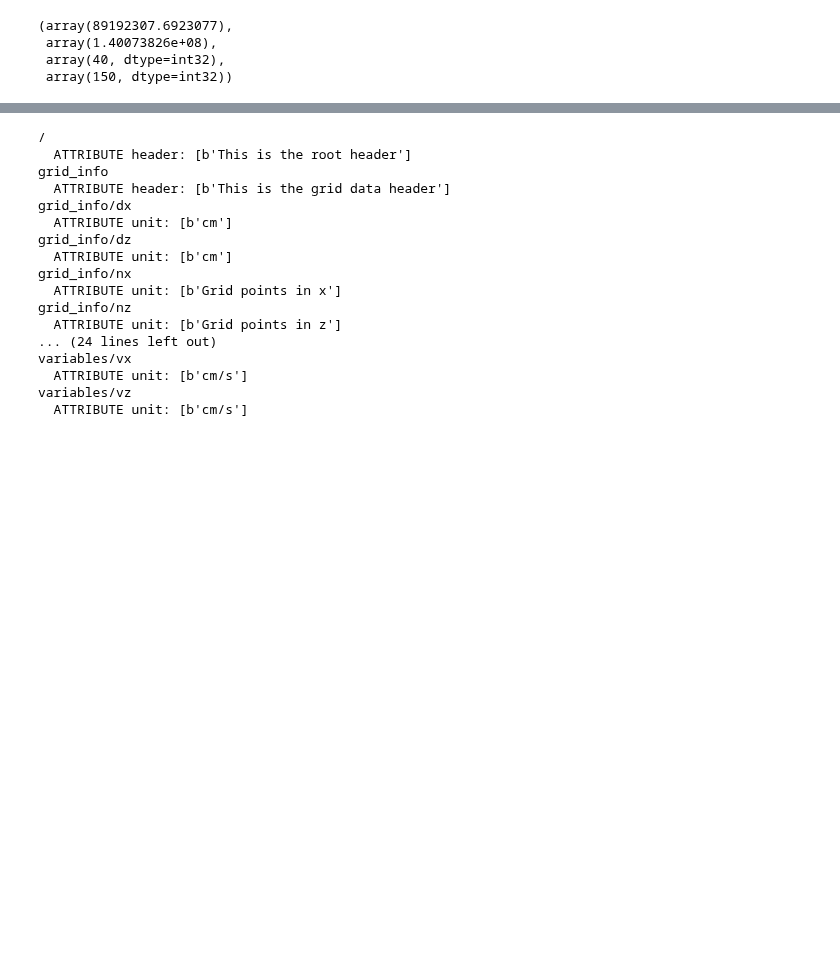
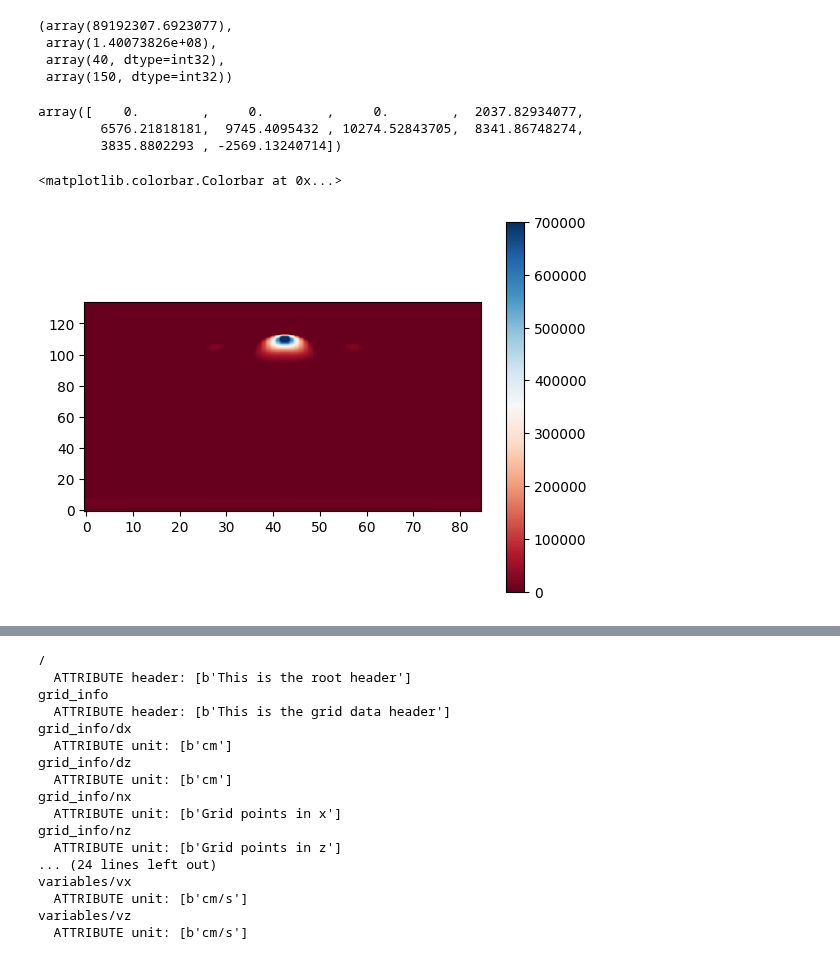
Before and after one commit to tabjone/2DHDCZ, a Jupyter notebook: visualisation/Visualise_foreground.ipynb, the cells around one changed output, grey strips where cells are left out. Drawn from its saved outputs; the diff is of its cells as text; code cells hidden in the pictures; blank space fills up the shorter version.

```diff
--- a/visualisation/Visualise_foreground.ipynb
+++ b/visualisation/Visualise_foreground.ipynb
@@ -120,3 +121,16 @@ info['dx'], info['dz'], info['nx'], info['nz']
  array(1.40073826e+08),
  array(40, dtype=int32),
  array(150, dtype=int32))
+# %%
+variables['vz'][:10,0]
+# %% [output]
+array([    0.        ,     0.        ,     0.        ,  2037.82934077,
+        6576.21818181,  9745.4095432 , 10274.52843705,  8341.86748274,
+        3835.8802293 , -2569.13240714])
+# %%
+variables, info = read_fg('../data/full_run_test_no_load/snap53.h5')
+plt.imshow(variables['vz'], origin='lower', aspect=1/3, cmap='RdBu', vmin=0, vmax=0.7e6)
+plt.colorbar()
+# %% [output]
+<matplotlib.colorbar.Colorbar at 0x...>
+[figure, added]
```
Also changed, not shown: parts of 9 cells of this notebook, 11 other files.
